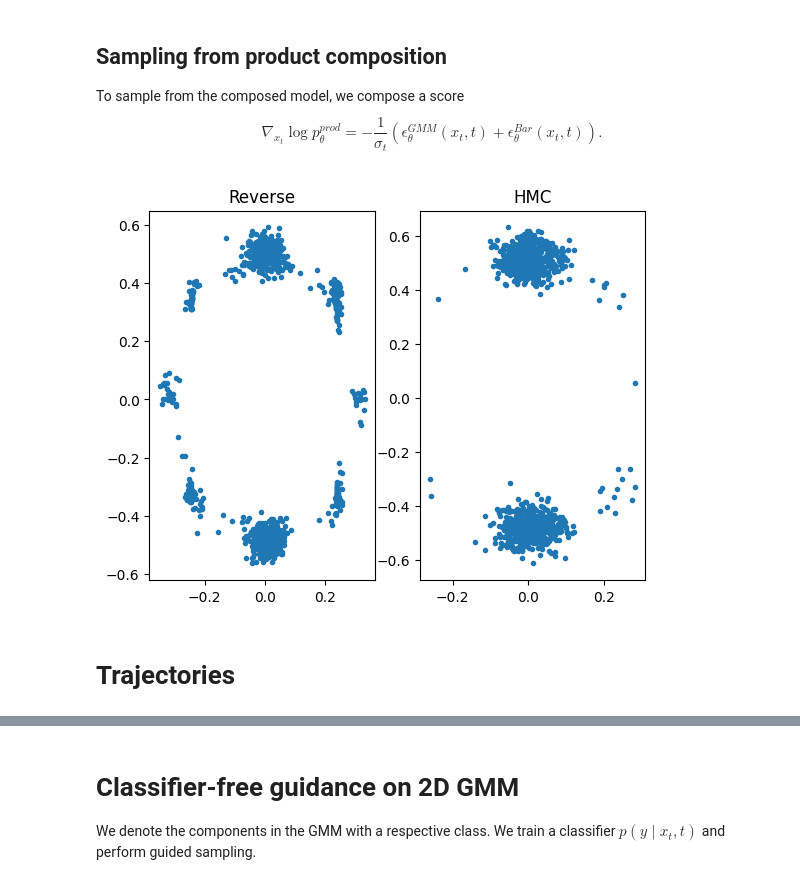
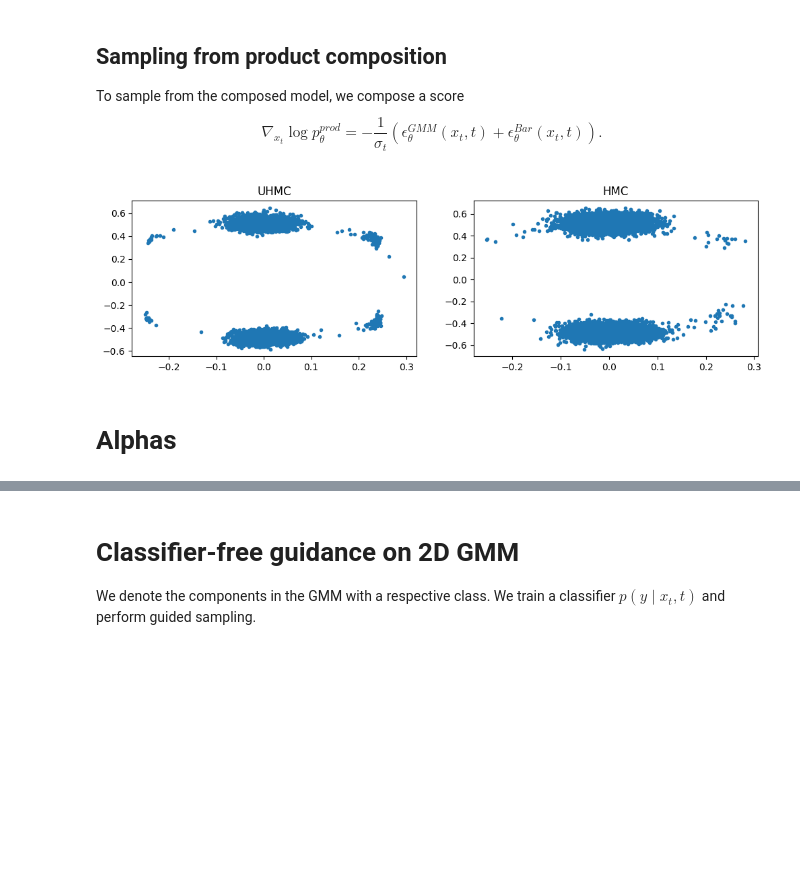
Before and after one commit to jackonelli/mcmc_corr_score_diffusion, a Jupyter notebook: nbs/2d_comp.ipynb, the cells around one changed output, grey strips where cells are left out. Drawn from its saved outputs; the diff is of its cells as text; code cells hidden in the pictures; blank space fills up the shorter version.

Commit message:
Large commit with multiple changes
- Multiple changes to 2D exp, which should not affect image exps
- Improved metrics script for image data
- Train indep classifier script

```diff
--- a/nbs/2d_comp.ipynb
+++ b/nbs/2d_comp.ipynb
@@ -160,14 +157,24 @@ $$
 # %%
 from pathlib import Path
 import matplotlib.pyplot as plt
-reverse_samples = th.load(Path.cwd().parent / "results/comp_two_d/prod_samples_reverse.th")
-hmc_samples = th.load(Path.cwd().parent / "results/comp_two_d/prod_samples_hmc_without_rev.th")
-_, (ax_rev, ax_hmc) = plt.subplots(1, 2)
-ax_rev.plot(reverse_samples[:, 0], reverse_samples[:, 1], '.')
-ax_rev.set_title("Reverse")
-ax_hmc.plot(hmc_samples[:, 0], hmc_samples[:, 1], '.')
-ax_hmc.set_title("HMC");
+
+dir_ = Path.cwd().parent / "results/comp_2d/"
+
+methods = [
+    "rev",
+    "ula",
+    "la",
+    "uhmc",
+    "hmc"
+]
+methods = list(filter(lambda m: (dir_ / f"score_{m}_0").exists(), methods))
+_, (axes) = plt.subplots(1, len(methods), figsize=(12,3))
+
+for method, ax in zip(methods, axes):
+    sample = th.load(dir_ / f"score_{method}_0" / "prod_samples.th")
+    ax.plot(sample[:, 0], sample[:, 1], '.')
+    ax.set_title(method.upper())
 # %% [output]
-[figure, old version]
+[figure, new version]
 # %% [markdown]
-# Trajectories
+# Alphas
```
Also changed, not shown: parts of 11 cells of this notebook, 24 other files.
